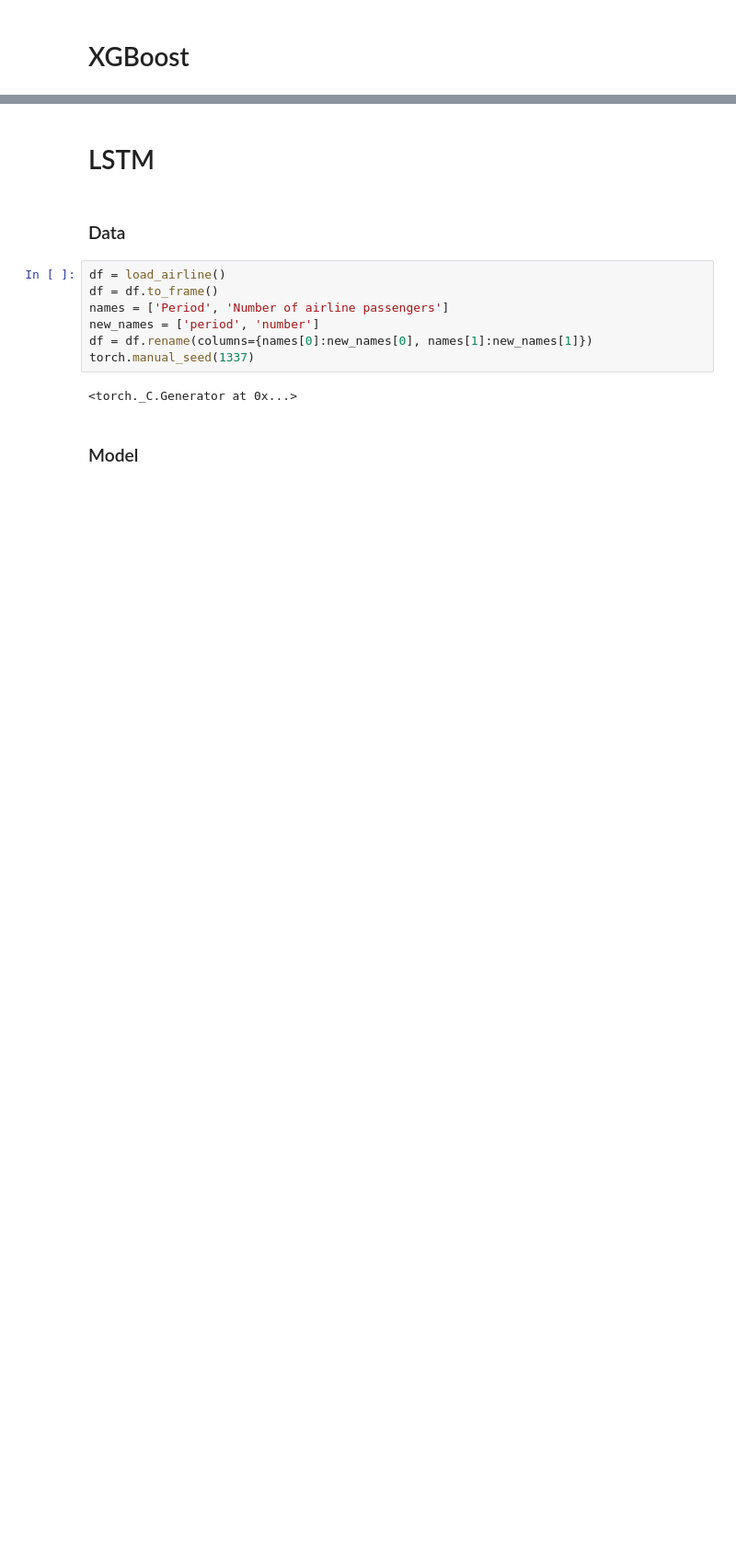
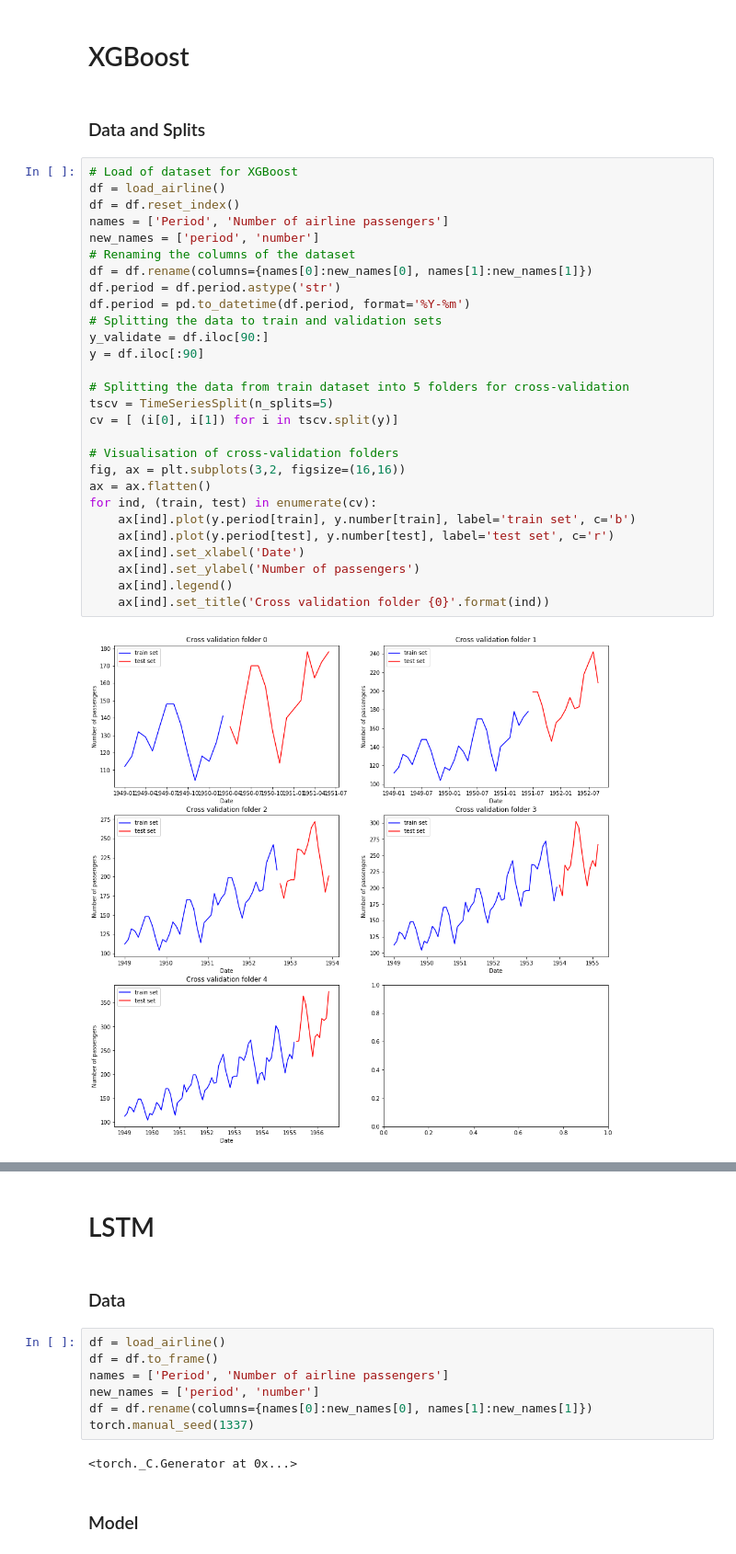
Before and after one commit to GeorgyMkrtchyan/ROCKET-project, a Jupyter notebook: ROCKET_final.ipynb, the cells around one changed output, grey strips where cells are left out. Shown at 92% size. Drawn from its saved outputs; the diff is of its cells as text; blank space fills up the shorter version.

```diff
--- a/ROCKET_final.ipynb
+++ b/ROCKET_final.ipynb
@@ -93,2 +96,34 @@ plt.xlabel('$q$',fontsize=15);
 # %% [markdown]
 # XGBoost
+# %% [markdown]
+### Data and Splits
+# %%
+# Load of dataset for XGBoost
+df = load_airline()
+df = df.reset_index()
+names = ['Period', 'Number of airline passengers']
+new_names = ['period', 'number']
+# Renaming the columns of the dataset
+df = df.rename(columns={names[0]:new_names[0], names[1]:new_names[1]})
+df.period = df.period.astype('str')
+df.period = pd.to_datetime(df.period, format='%Y-%m')
+# Splitting the data to train and validation sets
+y_validate = df.iloc[90:]
+y = df.iloc[:90]
+
+# Splitting the data from train dataset into 5 folders for cross-validation
+tscv = TimeSeriesSplit(n_splits=5)
+cv = [ (i[0], i[1]) for i in tscv.split(y)]
+
+# Visualisation of cross-validation folders
+fig, ax = plt.subplots(3,2, figsize=(16,16))
+ax = ax.flatten()
+for ind, (train, test) in enumerate(cv):
+    ax[ind].plot(y.period[train], y.number[train], label='train set', c='b')
+    ax[ind].plot(y.period[test], y.number[test], label='test set', c='r')
+    ax[ind].set_xlabel('Date')
+    ax[ind].set_ylabel('Number of passengers')
+    ax[ind].legend()
+    ax[ind].set_title('Cross validation folder {0}'.format(ind))
+# %% [output]
+[figure, added]
```
Also changed, not shown: parts of 25 cells of this notebook, 1 other file.
